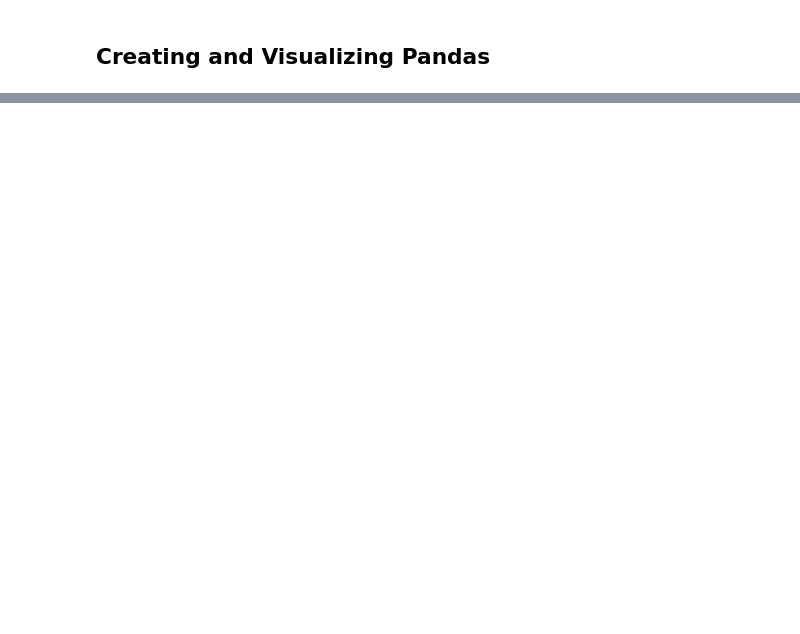
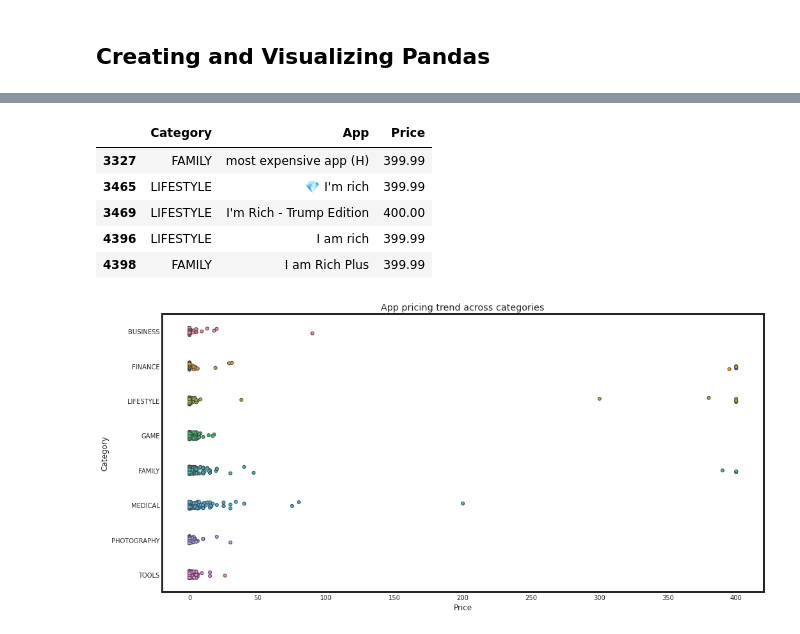
Before and after one commit to sahinozan/Data-Science-Notes, a Jupyter notebook: DeepDive.ipynb, the cells around one changed output, grey strips where cells are left out. Cells and saved outputs as stored; diff of their text form; code cells hidden in the pictures; blank space fills up the shorter version.

```diff
--- a/DeepDive.ipynb
+++ b/DeepDive.ipynb
@@ -1124,0 +1929,22 @@ test_data.head()
+# %%
+%matplotlib inline
+import seaborn as sns
+sns.set_style("darkgrid")
+import warnings
+warnings.filterwarnings("ignore")
+
+# Select rows where both 'Rating' and 'Size' values are present (ie. the two values are not null)
+apps_with_size_and_rating_present = apps[apps[["Rating", "Size"]].notna().all(axis=1)]
+#print(apps_with_size_and_rating_present)
+
+# Subset for categories with at least 250 apps
+large_categories = apps_with_size_and_rating_present.groupby("Category").filter(lambda x: len(x) >= 250)
+
+# Plot size vs. rating
+plt1 = sns.jointplot(x = large_categories["Size"], y = large_categories["Rating"])
+
+# Select apps whose 'Type' is 'Paid'
+paid_apps = apps_with_size_and_rating_present[apps_with_size_and_rating_present["Type"] == "Paid"]
+
+# Plot price vs. rating
+plt2 = sns.jointplot(x = paid_apps["Price"], y = paid_apps["Rating"])
@@ -1124,0 +1954,25 @@ test_data.head()
+# %%
+import matplotlib.pyplot as plt
+fig, ax = plt.subplots()
+fig.set_size_inches(15, 8)
+
+# Select a few popular app categories
+popular_app_cats = apps[apps.Category.isin(['GAME', 'FAMILY', 'PHOTOGRAPHY',
+                                            'MEDICAL', 'TOOLS', 'FINANCE',
+                                            'LIFESTYLE','BUSINESS'])]
+
+# Examine the price trend by plotting Price vs Category
+ax = sns.stripplot(x = popular_app_cats["Price"], y = popular_app_cats["Category"], jitter=True, linewidth=1)
+ax.set_title('App pricing trend across categories')
+
+# Apps whose Price is greater than 200
+apps_above_200 = apps[apps["Price"] > 200]
+apps_above_200[['Category', 'App', 'Price']].head()
+# %% [output]
+|  | Category | App | Price |
+| 3327 | FAMILY | most expensive app (H) | 399.99 |
+| 3465 | LIFESTYLE | 💎 I'm rich | 399.99 |
+| 3469 | LIFESTYLE | I'm Rich - Trump Edition | 400.00 |
+| 4396 | LIFESTYLE | I am rich | 399.99 |
+| 4398 | FAMILY | I am Rich Plus | 399.99 |
+[figure, added]
```
Also changed, not shown: parts of 109 cells of this notebook.
